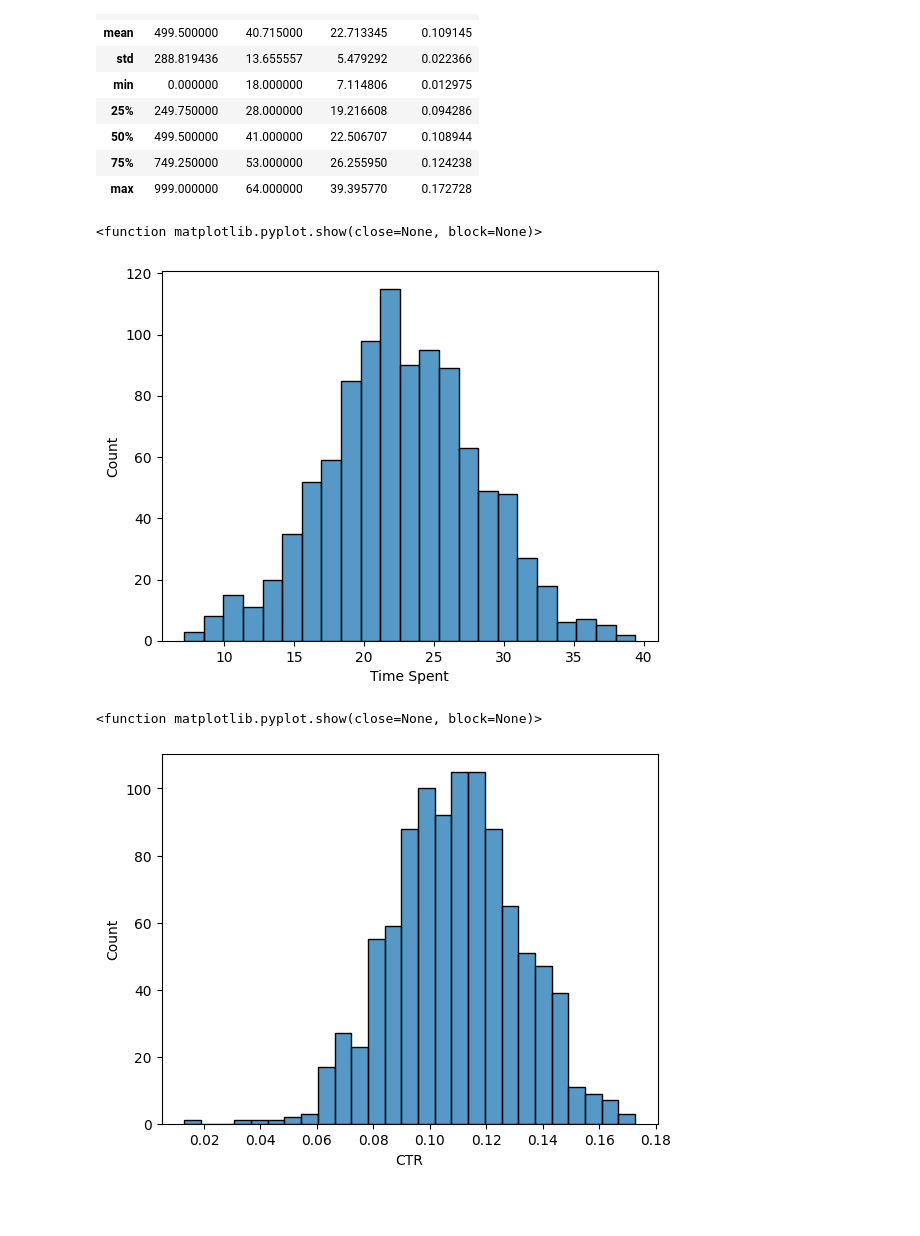
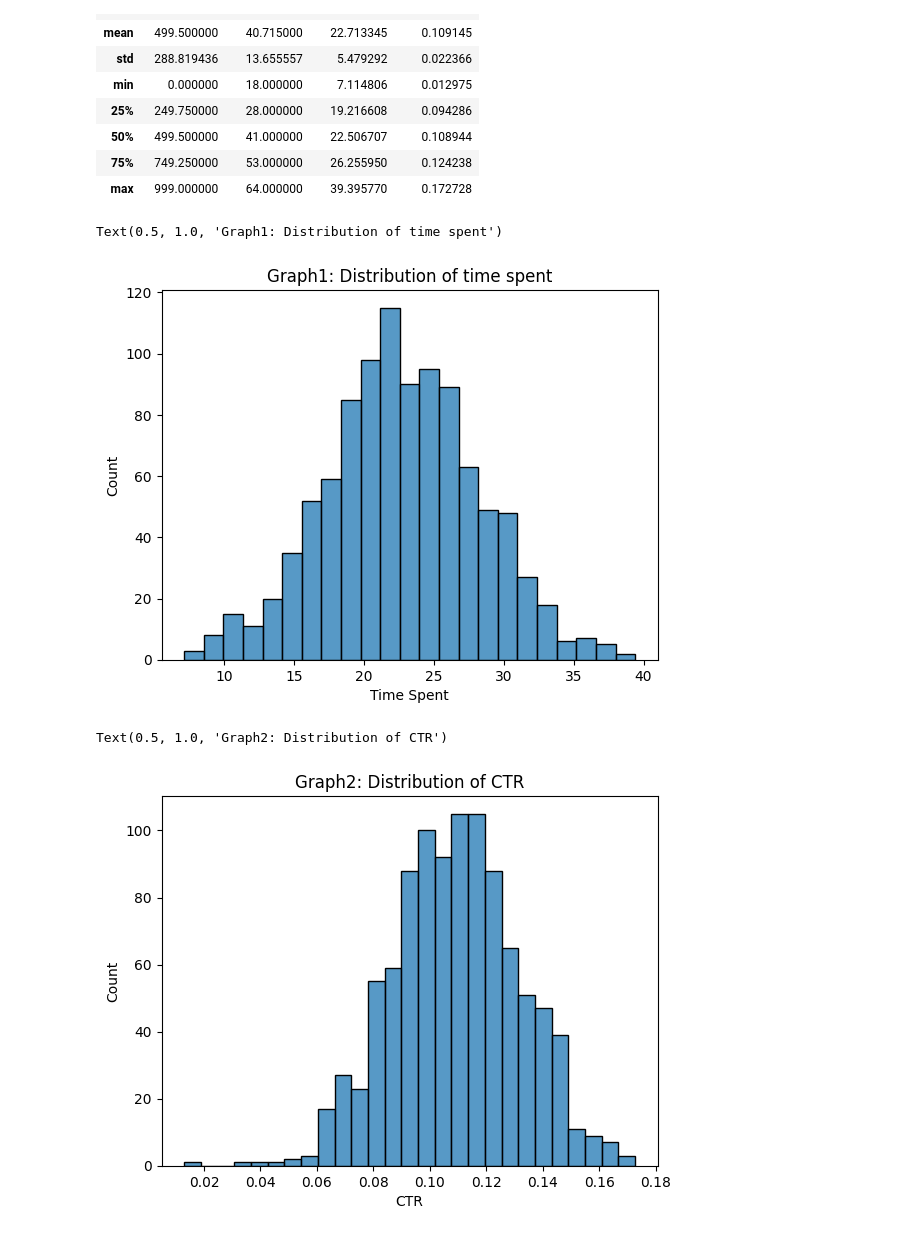
Before and after one commit to chihang1224/schulich_data_science, a Jupyter notebook: Assignment_2.ipynb, the cells around one changed output. Drawn from its saved outputs; the diff is of its cells as text; code cells hidden in the pictures; blank space fills up the shorter version.

```diff
--- a/Assignment_2.ipynb
+++ b/Assignment_2.ipynb
@@ -49,13 +90,13 @@ df.describe()
 | max | 999.000000 | 64.000000 | 39.395770 | 0.172728 |
 # %%
 sns.histplot(data=df, x='Time Spent')
-plt.show
+plt.title("Graph1: Distribution of time spent")
 # %% [output]
-<function matplotlib.pyplot.show(close=None, block=None)>
+Text(0.5, 1.0, 'Graph1: Distribution of time spent')
-[figure, old version]
+[figure, new version]
 # %%
 sns.histplot(data=df, x='CTR')
-plt.show
+plt.title("Graph2: Distribution of CTR")
 # %% [output]
-<function matplotlib.pyplot.show(close=None, block=None)>
+Text(0.5, 1.0, 'Graph2: Distribution of CTR')
-[figure, old version]
+[figure, new version]
```
Also changed, not shown: parts of 24 cells of this notebook.
